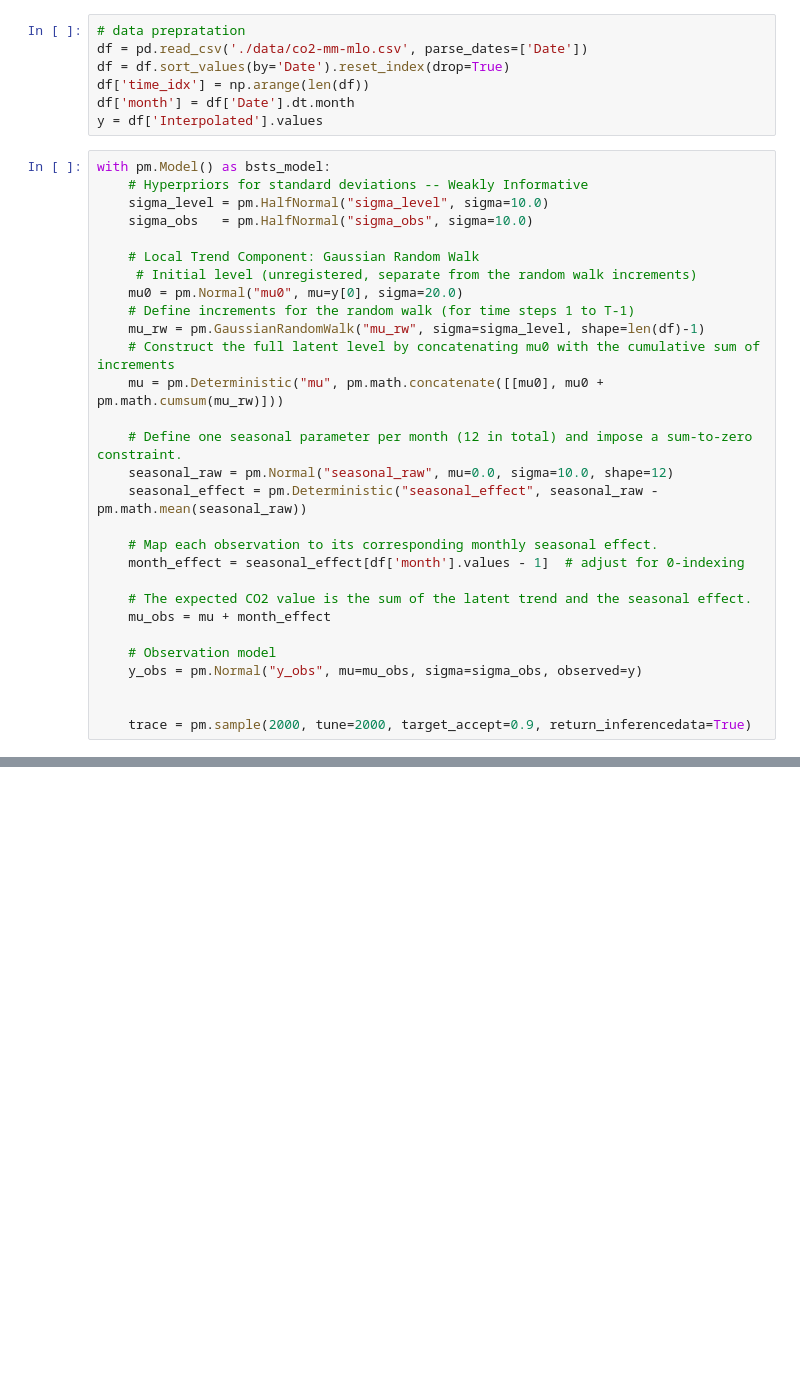
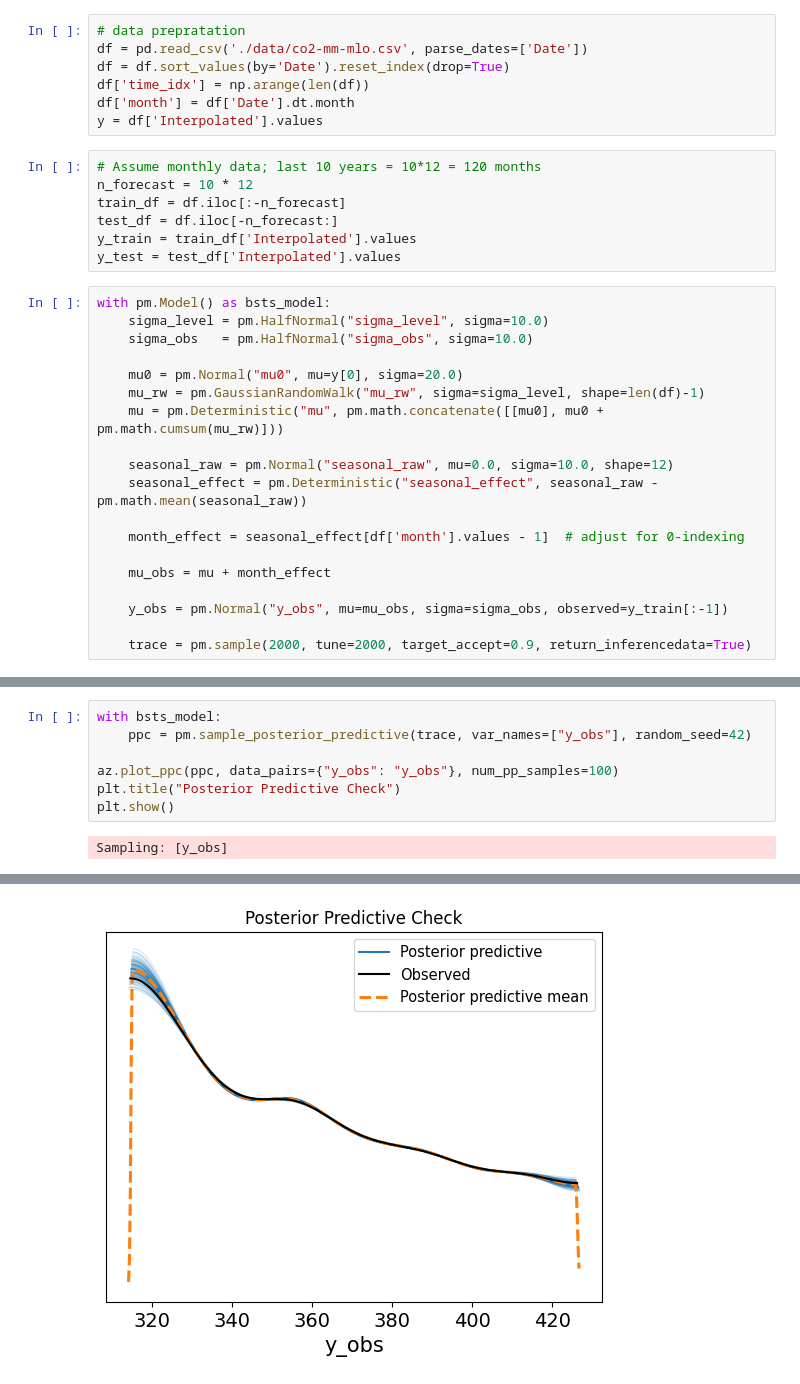
Before and after one commit to kabitalama/MaunaLoa-CO2-Level-BSTS-PyMC, a Jupyter notebook: bsts.ipynb, the cells around one changed output, grey strips where cells are left out. Saved outputs shown, nothing was run; the diff lists cells and outputs as text; blank space fills up the shorter version.

Commit message:
try with train and test

```diff
--- a/bsts.ipynb
+++ b/bsts.ipynb
@@ -11,32 +11,29 @@ df = df.sort_values(by='Date').reset_index(drop=True)
 df['time_idx'] = np.arange(len(df))
 df['month'] = df['Date'].dt.month
 y = df['Interpolated'].values
+# %%
+# Assume monthly data; last 10 years = 10*12 = 120 months
+n_forecast = 10 * 12
+train_df = df.iloc[:-n_forecast]
+test_df = df.iloc[-n_forecast:]
+y_train = train_df['Interpolated'].values
+y_test = test_df['Interpolated'].values
 # %%
 with pm.Model() as bsts_model:
-    # Hyperpriors for standard deviations -- Weakly Informative
     sigma_level = pm.HalfNormal("sigma_level", sigma=10.0)
     sigma_obs   = pm.HalfNormal("sigma_obs", sigma=10.0)
 
-    # Local Trend Component: Gaussian Random Walk
-     # Initial level (unregistered, separate from the random walk increments)
     mu0 = pm.Normal("mu0", mu=y[0], sigma=20.0)
-    # Define increments for the random walk (for time steps 1 to T-1)
     mu_rw = pm.GaussianRandomWalk("mu_rw", sigma=sigma_level, shape=len(df)-1)
-    # Construct the full latent level by concatenating mu0 with the cumulative sum of increments
     mu = pm.Deterministic("mu", pm.math.concatenate([[mu0], mu0 + pm.math.cumsum(mu_rw)]))
 
-    # Define one seasonal parameter per month (12 in total) and impose a sum-to-zero constraint.
     seasonal_raw = pm.Normal("seasonal_raw", mu=0.0, sigma=10.0, shape=12)
     seasonal_effect = pm.Deterministic("seasonal_effect", seasonal_raw - pm.math.mean(seasonal_raw))
 
-    # Map each observation to its corresponding monthly seasonal effect.
     month_effect = seasonal_effect[df['month'].values - 1]  # adjust for 0-indexing
 
-    # The expected CO2 value is the sum of the latent trend and the seasonal effect.
     mu_obs = mu + month_effect
 
-    # Observation model
-    y_obs = pm.Normal("y_obs", mu=mu_obs, sigma=sigma_obs, observed=y)
-
+    y_obs = pm.Normal("y_obs", mu=mu_obs, sigma=sigma_obs, observed=y_train[:-1])
 
     trace = pm.sample(2000, tune=2000, target_accept=0.9, return_inferencedata=True)
@@ -42,0 +60,9 @@ with pm.Model() as bsts_model:
+# %%
+with bsts_model:
+    ppc = pm.sample_posterior_predictive(trace, var_names=["y_obs"], random_seed=42)
+
+az.plot_ppc(ppc, data_pairs={"y_obs": "y_obs"}, num_pp_samples=100)
+plt.title("Posterior Predictive Check")
+plt.show()
+# %% [output]
+Sampling: [y_obs]
@@ -42,0 +71 @@ with pm.Model() as bsts_model:
+[figure, added]
```
Also changed, not shown: parts of 9 cells of this notebook.
